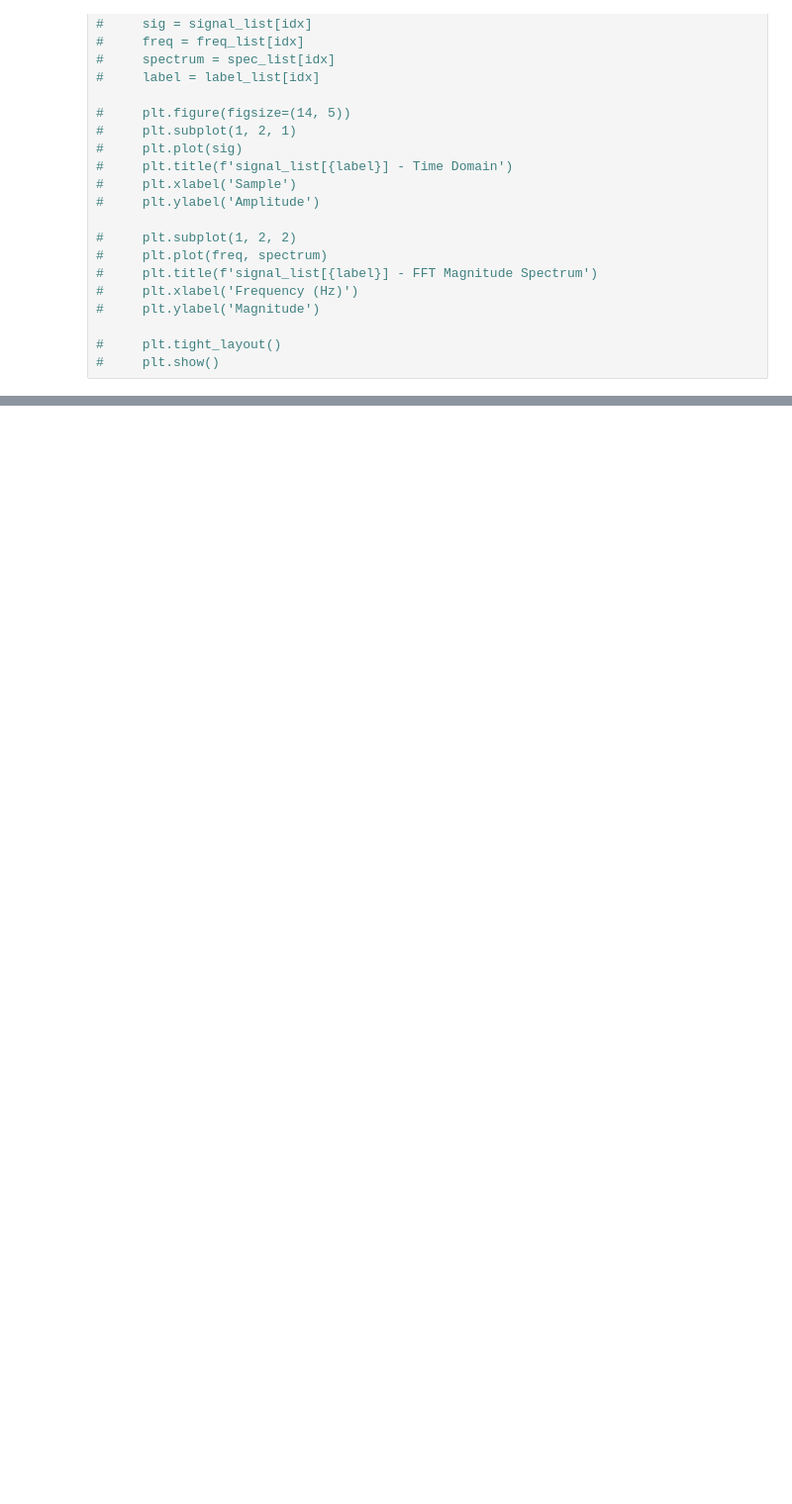
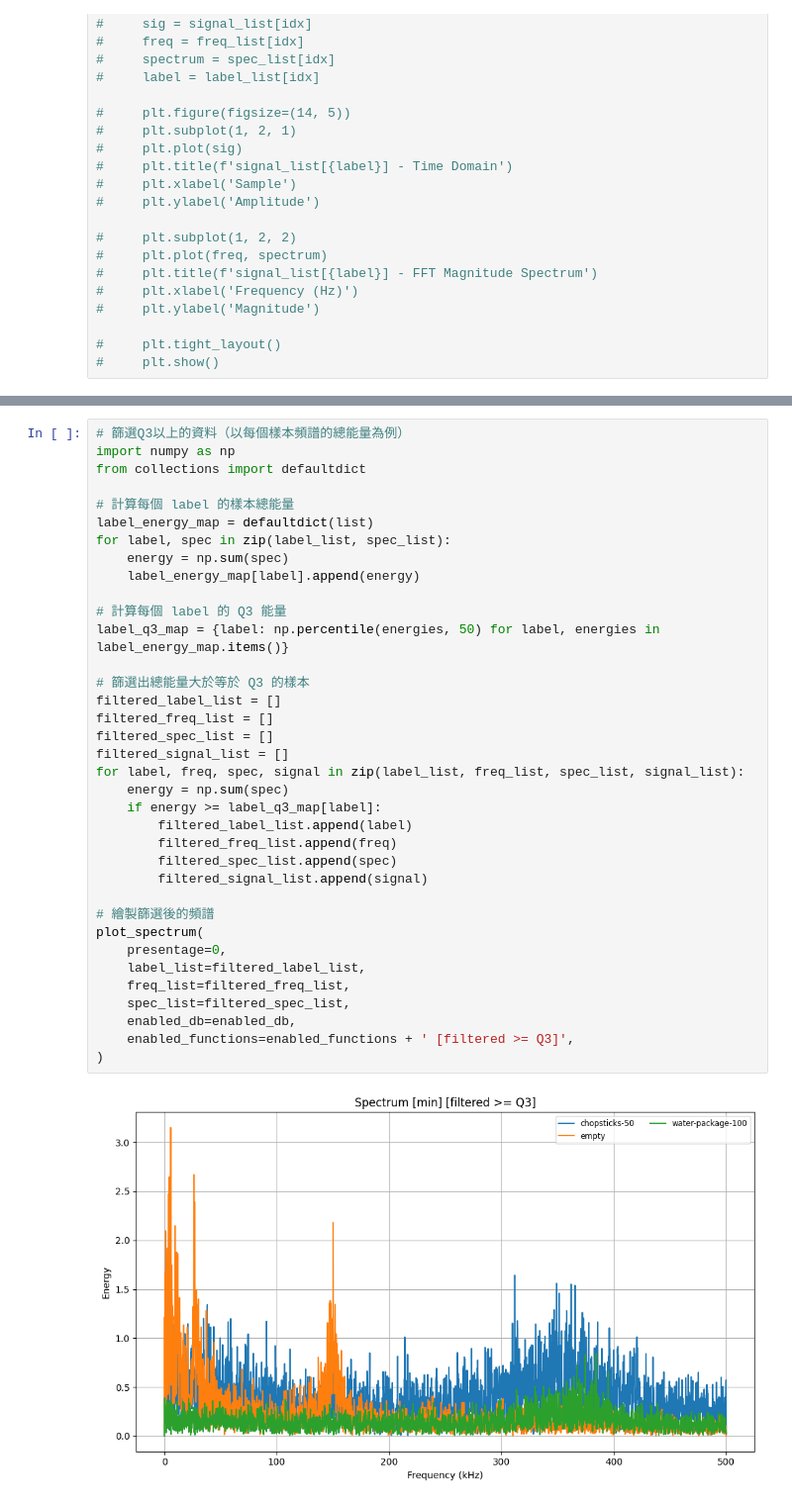
Before and after one commit to FFXa1442/STM32-Oscilloscope-Application-V1, a Jupyter notebook: data_manual_filter.ipynb, the cells around one changed output, grey strips where cells are left out. Shown at 99% size. Cells and saved outputs as stored; diff of their text form; blank space fills up the shorter version.

```diff
--- a/data_manual_filter.ipynb
+++ b/data_manual_filter.ipynb
@@ -265,0 +270,38 @@ plot_spectrum(
+# %%
+# 篩選Q3以上的資料（以每個樣本頻譜的總能量為例）
+import numpy as np
+from collections import defaultdict
+
+# 計算每個 label 的樣本總能量
+label_energy_map = defaultdict(list)
+for label, spec in zip(label_list, spec_list):
+    energy = np.sum(spec)
+    label_energy_map[label].append(energy)
+
+# 計算每個 label 的 Q3 能量
+label_q3_map = {label: np.percentile(energies, 50) for label, energies in label_energy_map.items()}
+
+# 篩選出總能量大於等於 Q3 的樣本
+filtered_label_list = []
+filtered_freq_list = []
+filtered_spec_list = []
+filtered_signal_list = []
+for label, freq, spec, signal in zip(label_list, freq_list, spec_list, signal_list):
+    energy = np.sum(spec)
+    if energy >= label_q3_map[label]:
+        filtered_label_list.append(label)
+        filtered_freq_list.append(freq)
+        filtered_spec_list.append(spec)
+        filtered_signal_list.append(signal)
+
+# 繪製篩選後的頻譜
+plot_spectrum(
+    presentage=0,
+    label_list=filtered_label_list,
+    freq_list=filtered_freq_list,
+    spec_list=filtered_spec_list,
+    enabled_db=enabled_db,
+    enabled_functions=enabled_functions + ' [filtered >= Q3]',
+)
+# %% [output]
+[figure, added]
```
Also changed, not shown: parts of 12 cells of this notebook, 1 other file.
